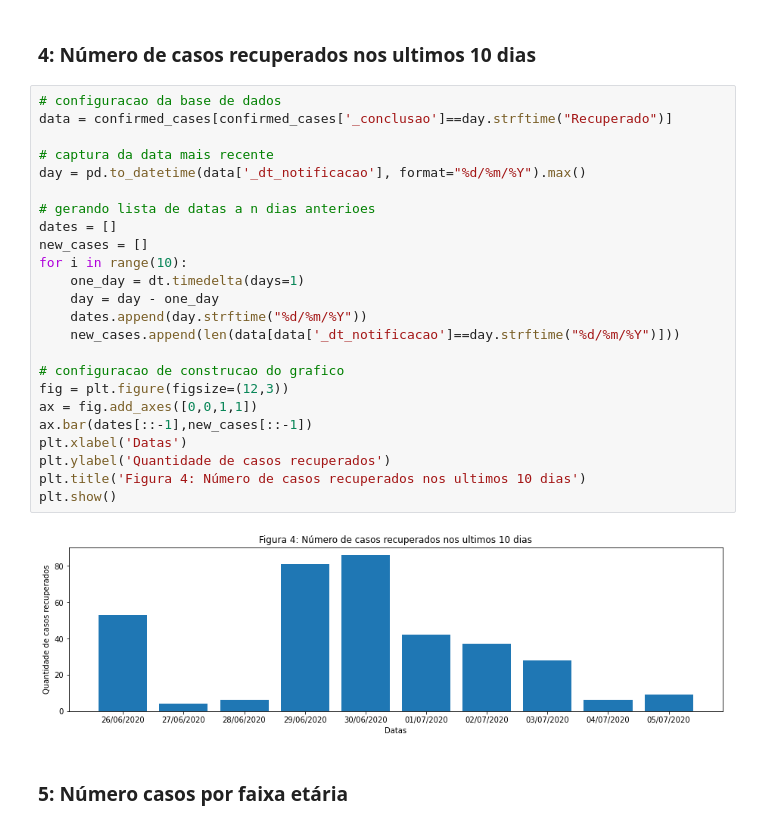
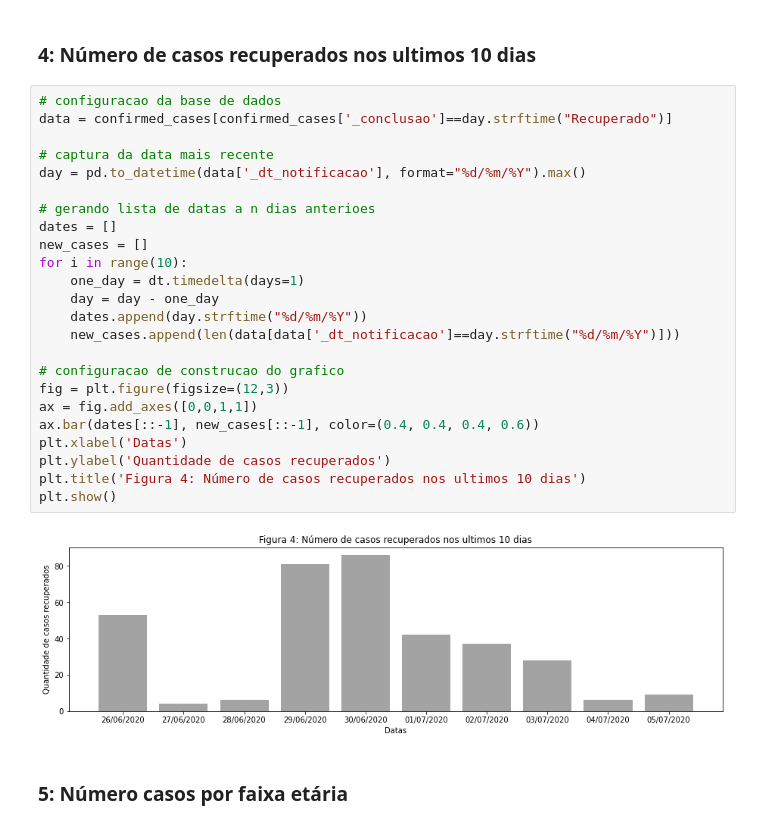
Before and after one commit to Mfp16/analise-base-covid-manaus, a Jupyter notebook: charts.ipynb, the cells around one changed output. Cells and saved outputs as stored; diff of their text form.

Commit message:
chore: color config

```diff
--- a/charts.ipynb
+++ b/charts.ipynb
@@ -51,29 +51,29 @@ plt.show()
 # %%
 # configuracao da base de dados
 data = confirmed_cases[confirmed_cases['_conclusao']==day.strftime("Recuperado")]
 
 # captura da data mais recente
 day = pd.to_datetime(data['_dt_notificacao'], format="%d/%m/%Y").max()
 
 # gerando lista de datas a n dias anterioes
 dates = []
 new_cases = []
 for i in range(10):
     one_day = dt.timedelta(days=1)
     day = day - one_day
     dates.append(day.strftime("%d/%m/%Y"))
     new_cases.append(len(data[data['_dt_notificacao']==day.strftime("%d/%m/%Y")]))
 
 # configuracao de construcao do grafico
 fig = plt.figure(figsize=(12,3))
 ax = fig.add_axes([0,0,1,1])
-ax.bar(dates[::-1],new_cases[::-1])
+ax.bar(dates[::-1], new_cases[::-1], color=(0.4, 0.4, 0.4, 0.6))
 plt.xlabel('Datas')
 plt.ylabel('Quantidade de casos recuperados')
 plt.title('Figura 4: Número de casos recuperados nos ultimos 10 dias')
 plt.show()
 # %% [output]
-[figure, old version]
+[figure, new version]
 # %% [markdown]
 ### 5: Número casos por faixa etária
 # %%
```
Also changed, not shown: parts of 3 cells of this notebook.
